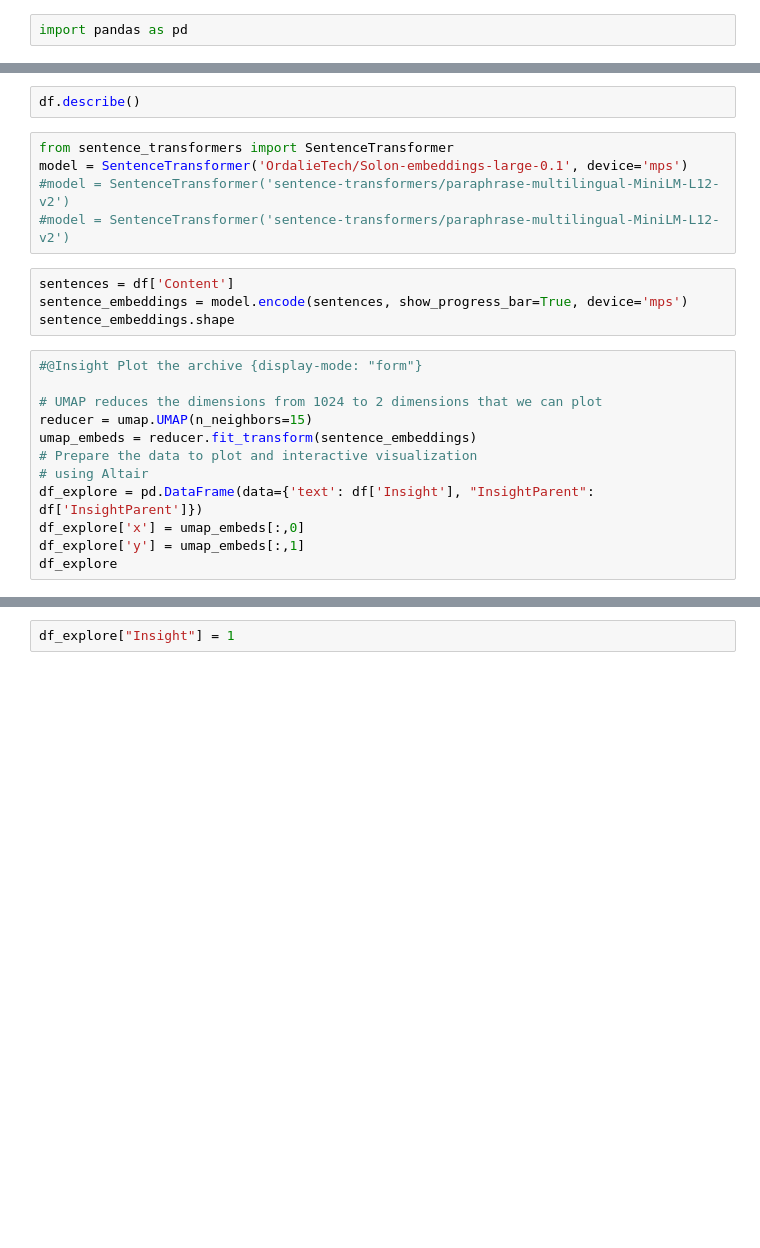
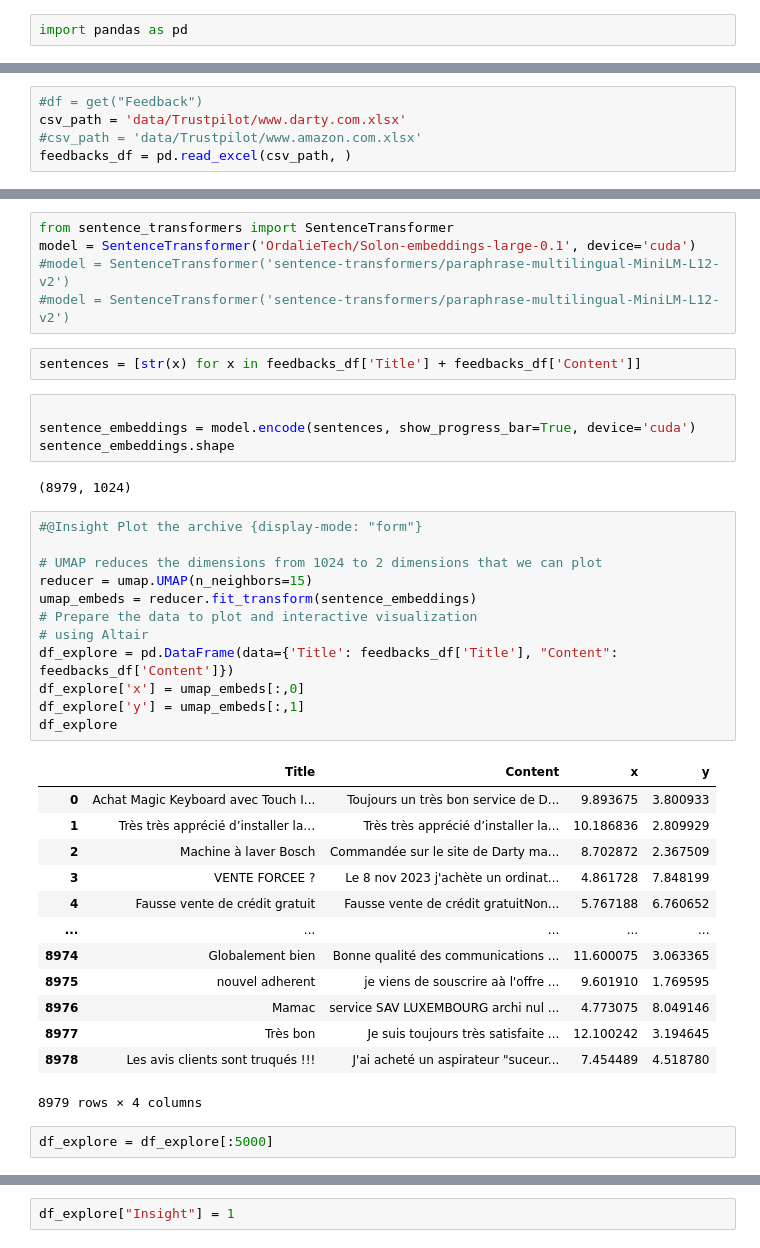
Before and after one commit to ArnaudGardille/Feedback-Analysis, a Jupyter notebook: data_explo.ipynb, the cells around one changed output, grey strips where cells are left out. Cells and saved outputs as stored; diff of their text form; blank space fills up the shorter version.

```diff
--- a/data_explo.ipynb
+++ b/data_explo.ipynb
@@ -20 +23,6 @@ df = get("Feedback")
+# %%
+#df = get("Feedback")
+csv_path = 'data/Trustpilot/www.darty.com.xlsx'
+#csv_path = 'data/Trustpilot/www.amazon.com.xlsx'
+feedbacks_df = pd.read_excel(csv_path, )
 # %%
@@ -22,26 +37,44 @@ df.head()
-# %%
-df.describe()
 # %%
 from sentence_transformers import SentenceTransformer
-model = SentenceTransformer('OrdalieTech/Solon-embeddings-large-0.1', device='mps')
+model = SentenceTransformer('OrdalieTech/Solon-embeddings-large-0.1', device='cuda')
 #model = SentenceTransformer('sentence-transformers/paraphrase-multilingual-MiniLM-L12-v2')
 #model = SentenceTransformer('sentence-transformers/paraphrase-multilingual-MiniLM-L12-v2')
+# %%
+sentences = [str(x) for x in feedbacks_df['Title'] + feedbacks_df['Content']]
 # %%
-sentences = df['Content']
-sentence_embeddings = model.encode(sentences, show_progress_bar=True, device='mps')
+
+sentence_embeddings = model.encode(sentences, show_progress_bar=True, device='cuda')
 sentence_embeddings.shape
+# %% [output]
+(8979, 1024)
 # %%
 #@Insight Plot the archive {display-mode: "form"}
 
 # UMAP reduces the dimensions from 1024 to 2 dimensions that we can plot
 reducer = umap.UMAP(n_neighbors=15)
 umap_embeds = reducer.fit_transform(sentence_embeddings)
 # Prepare the data to plot and interactive visualization
 # using Altair
-df_explore = pd.DataFrame(data={'text': df['Insight'], "InsightParent": df['InsightParent']})
+df_explore = pd.DataFrame(data={'Title': feedbacks_df['Title'], "Content": feedbacks_df['Content']})
 df_explore['x'] = umap_embeds[:,0]
 df_explore['y'] = umap_embeds[:,1]
 df_explore
+# %% [output]
+|  | Title | Content | x | y |
+| 0 | Achat Magic Keyboard avec Touch I... | Toujours un très bon service de D... | 9.893675 | 3.800933 |
+| 1 | Très très apprécié d’installer la… | Très très apprécié d’installer la... | 10.186836 | 2.809929 |
+| 2 | Machine à laver Bosch | Commandée sur le site de Darty ma... | 8.702872 | 2.367509 |
+| 3 | VENTE FORCEE ? | Le 8 nov 2023 j'achète un ordinat... | 4.861728 | 7.848199 |
+| 4 | Fausse vente de crédit gratuit | Fausse vente de crédit gratuitNon... | 5.767188 | 6.760652 |
+| ... | ... | ... | ... | ... |
+| 8974 | Globalement bien | Bonne qualité des communications ... | 11.600075 | 3.063365 |
+| 8975 | nouvel adherent | je viens de souscrire aà l'offre ... | 9.601910 | 1.769595 |
+| 8976 | Mamac | service SAV LUXEMBOURG archi nul ... | 4.773075 | 8.049146 |
+| 8977 | Très bon | Je suis toujours très satisfaite ... | 12.100242 | 3.194645 |
+| 8978 | Les avis clients sont truqués !!! | J'ai acheté un aspirateur "suceur... | 7.454489 | 4.518780 |
+8979 rows × 4 columns
+# %%
+df_explore = df_explore[:5000]
 # %%
 
 # Plot
```
Also changed, not shown: parts of 10 cells of this notebook, 6 other files.
